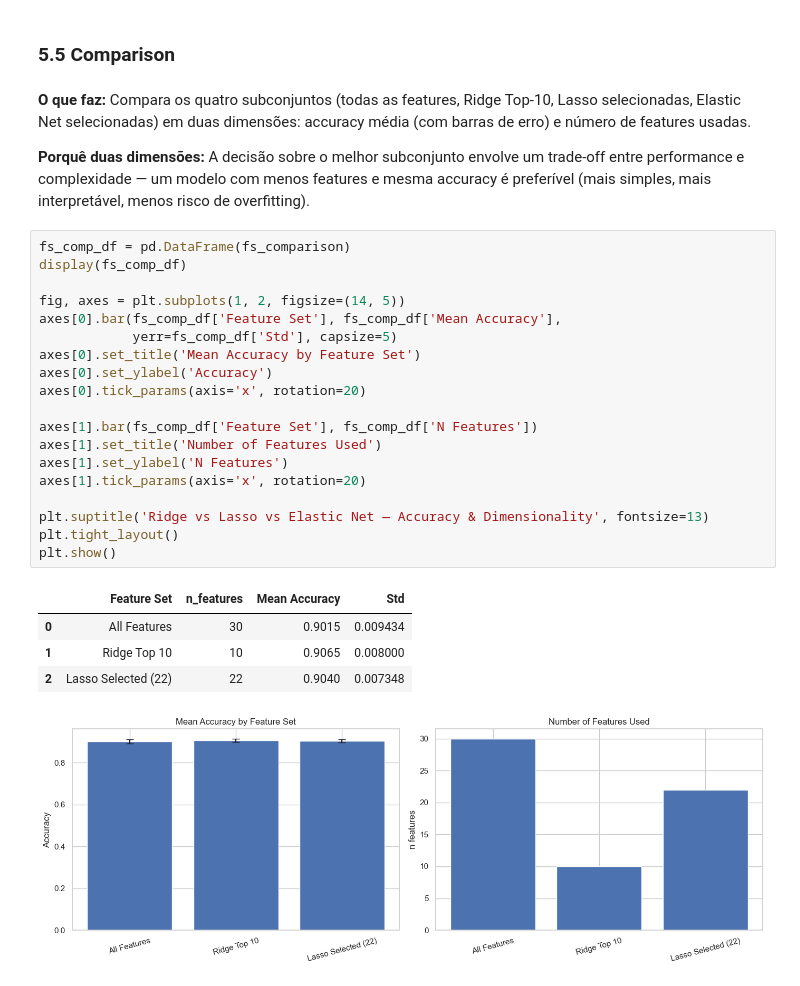
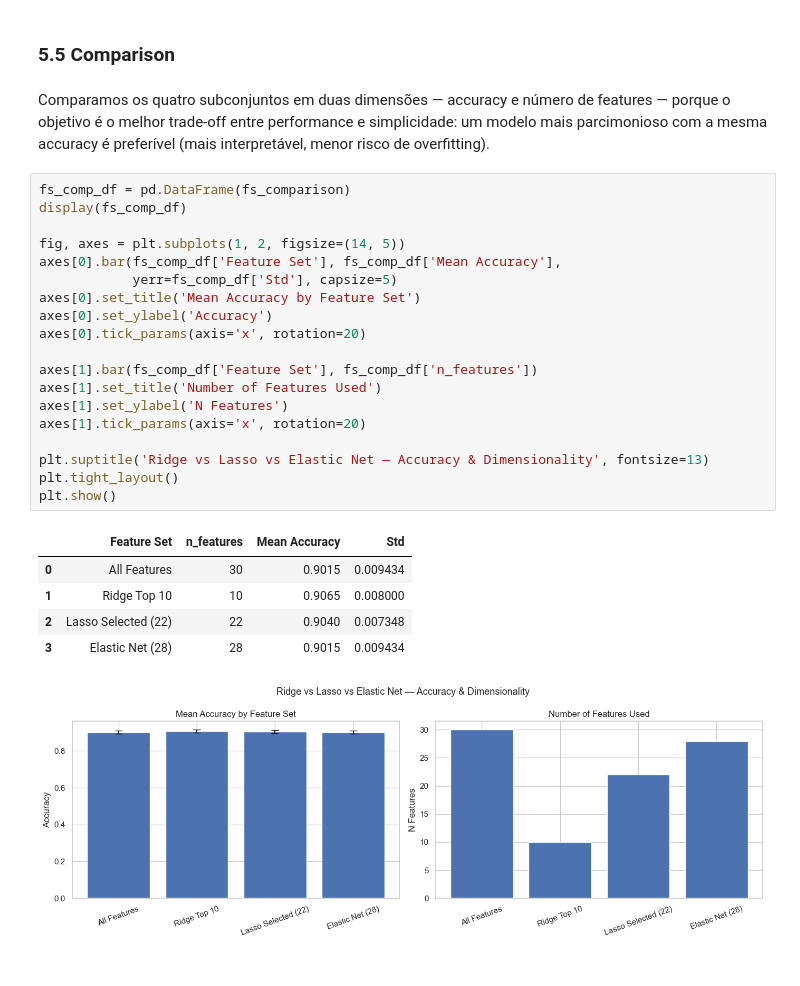
Before and after one commit to LuisMNSantos/APRAU-Cardiometabolic-ML, a Jupyter notebook: notebooks/aprau_grupo18.ipynb, the cells around one changed output. Drawn from its saved outputs; the diff is of its cells as text.

```diff
--- a/notebooks/aprau_grupo18.ipynb
+++ b/notebooks/aprau_grupo18.ipynb
@@ -1168,32 +1045,31 @@ Elastic Net (28): 0.9015 ± 0.0094  (n_features=28)
 # %% [markdown]
 ### 5.5 Comparison
 # %% [markdown]
-**O que faz:** Compara os quatro subconjuntos (todas as features, Ridge Top-10, Lasso selecionadas, Elastic Net selecionadas) em duas dimensões: accuracy média (com barras de erro) e número de features usadas.
-
-**Porquê duas dimensões:** A decisão sobre o melhor subconjunto envolve um trade-off entre performance e complexidade — um modelo com menos features e mesma accuracy é preferível (mais simples, mais interpretável, menos risco de overfitting).
+Comparamos os quatro subconjuntos em duas dimensões — accuracy e número de features — porque o objetivo é o melhor trade-off entre performance e simplicidade: um modelo mais parcimonioso com a mesma accuracy é preferível (mais interpretável, menor risco de overfitting).
 # %%
 fs_comp_df = pd.DataFrame(fs_comparison)
 display(fs_comp_df)
 
 fig, axes = plt.subplots(1, 2, figsize=(14, 5))
 axes[0].bar(fs_comp_df['Feature Set'], fs_comp_df['Mean Accuracy'],
             yerr=fs_comp_df['Std'], capsize=5)
 axes[0].set_title('Mean Accuracy by Feature Set')
 axes[0].set_ylabel('Accuracy')
 axes[0].tick_params(axis='x', rotation=20)
 
-axes[1].bar(fs_comp_df['Feature Set'], fs_comp_df['N Features'])
+axes[1].bar(fs_comp_df['Feature Set'], fs_comp_df['n_features'])
 axes[1].set_title('Number of Features Used')
 axes[1].set_ylabel('N Features')
 axes[1].tick_params(axis='x', rotation=20)
 
 plt.suptitle('Ridge vs Lasso vs Elastic Net — Accuracy & Dimensionality', fontsize=13)
 plt.tight_layout()
 plt.show()
 # %% [output]
 |  | Feature Set | n_features | Mean Accuracy | Std |
 | 0 | All Features | 30 | 0.9015 | 0.009434 |
 | 1 | Ridge Top 10 | 10 | 0.9065 | 0.008000 |
 | 2 | Lasso Selected (22) | 22 | 0.9040 | 0.007348 |
+| 3 | Elastic Net (28) | 28 | 0.9015 | 0.009434 |
-[figure, old version]
+[figure, new version]
 # %% [markdown]
```
Also changed, not shown: parts of 57 cells of this notebook, 1 other file.
